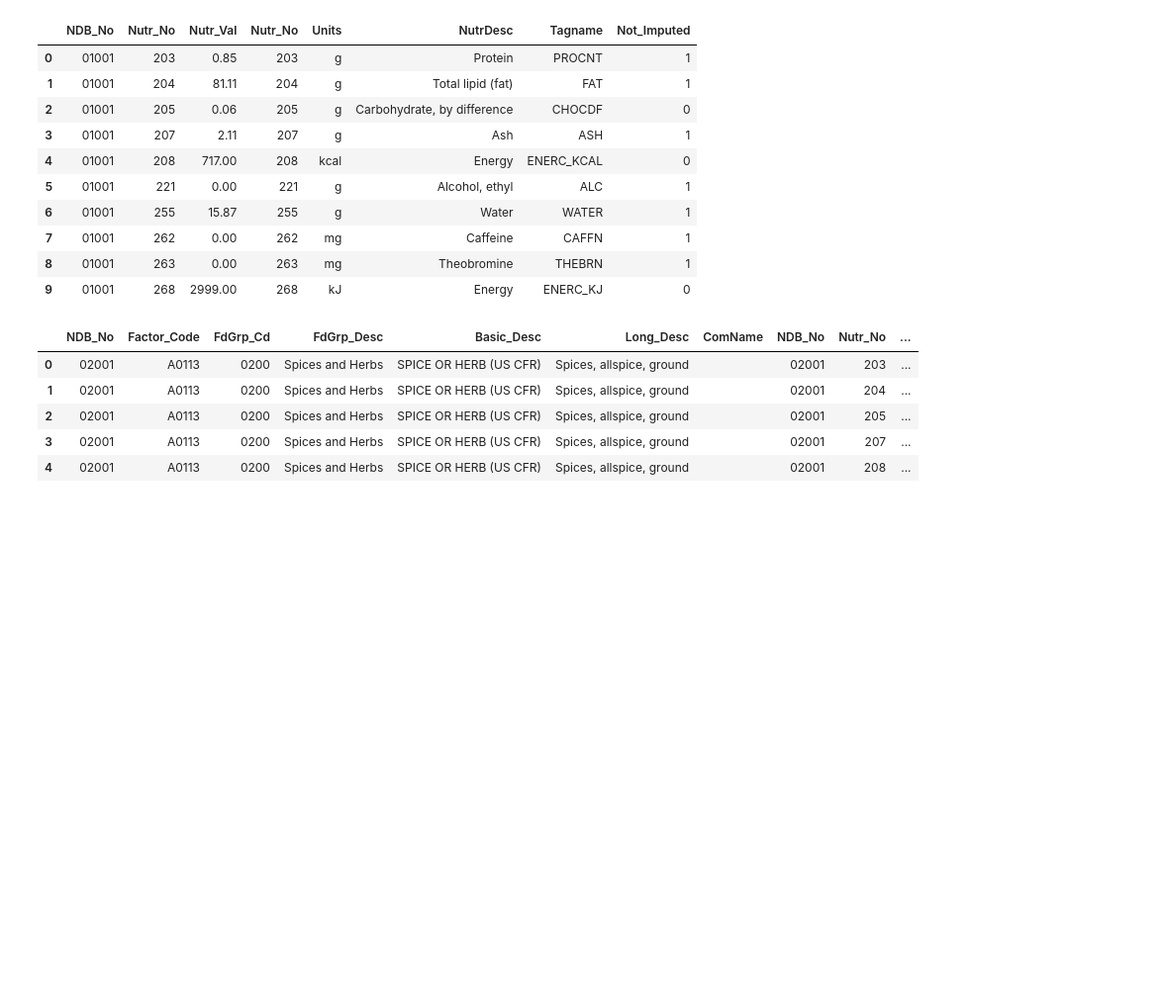
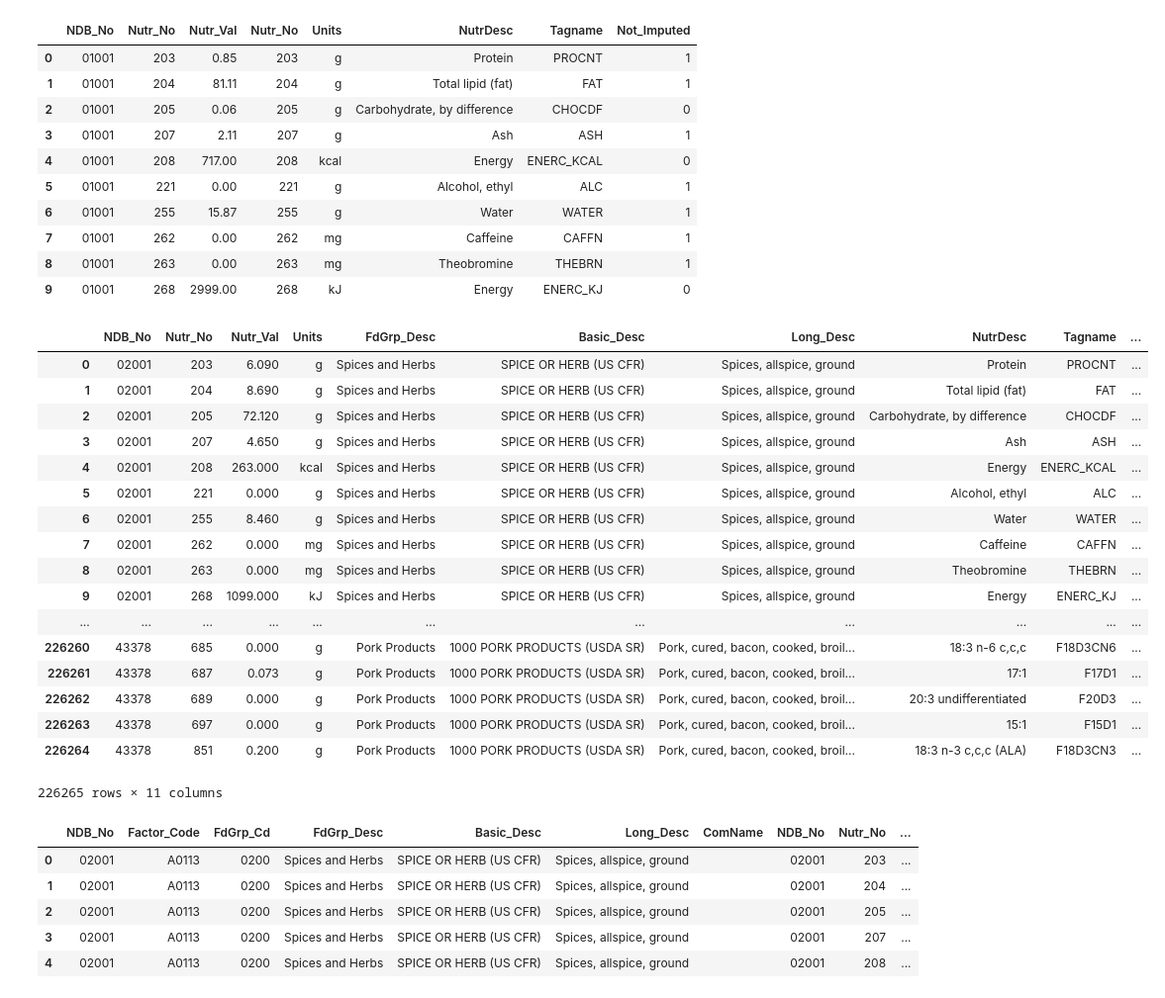
Before and after one commit to AnotherGuitar/DSI-SF-4-anotherguitar, a Jupyter notebook: projects/Capstone Stuff/EDA.ipynb, the cells around one changed output. Shown at 99% size. Saved outputs shown, nothing was run; the diff lists cells and outputs as text; code cells hidden in the pictures; blank space fills up the shorter version.

```diff
--- a/projects/Capstone Stuff/EDA.ipynb
+++ b/projects/Capstone Stuff/EDA.ipynb
@@ -385,39 +386,60 @@ pd.read_sql(sql, con=engine)
 # JFC.NDB_No, JFC.Factor_Code, JFC.FdGrp_Cd, JFC.FdGrp_Desc, JFC.Basic_Desc, JFC.Long_Desc, JFC.ComName,
 # JFD.NDB_No, JFD.Nutr_No, JFD.Nutr_Val, JFD.Units, JFD.NutrDesc, JFD.Tagname, JFD.Not_Imputed
 # Where for Not_Imputed, 1 indicates a value found organically or via analysis, and 0 indicates an imupted value.
+# Factor_Code corresponds to my Basic_Desc column, so I don't need it
 
 sql = """
 SELECT
-JFC.NDB_No, JFC.Factor_Code, JFC.FdGrp_Cd, JFC.FdGrp_Desc, JFC.Basic_Desc, JFC.Long_Desc, JFC.ComName,
-JFD.NDB_No, JFD.Nutr_No, JFD.Nutr_Val, JFD.Units, JFD.NutrDesc, JFD.Tagname, JFD.Not_Imputed
+JFC.NDB_No, JFD.Nutr_No, JFD.Nutr_Val, JFD.Units, JFC.FdGrp_Desc, JFC.Basic_Desc, JFC.Long_Desc,
+JFD.NutrDesc, JFD.Tagname, JFD.Not_Imputed, JFC.ComName
 
 FROM
 (SELECT JFB.NDB_No, JFB.Factor_Code, JFB.FdGrp_Cd, FDG.FdGrp_Desc, JFB.Basic_Desc, JFB.Long_Desc, JFB.ComName
 FROM
 (SELECT JFA.NDB_No, JFA.Factor_Code, Food.FdGrp_Cd, JFA.Basic_Desc, Food.Long_Desc, Food.ComName
 FROM FOOD_DES Food
 JOIN
 (SELECT LD.Factor_Code, LA.NDB_No, LD.Description Basic_Desc
 FROM LANGDESC LD
 JOIN LANGUAL LA
 ON LD.Factor_Code = LA.Factor_Code) AS JFA
 ON JFA.NDB_No = Food.NDB_No) as JFB
 JOIN FD_GROUP FDG
 ON JFB.FdGrp_Cd = FDG.FdGrp_Cd) AS JFC
 
 JOIN
 (Select Data.NDB_No, Data.Nutr_No, Data.Nutr_Val, Def.Units, Def.NutrDesc, Def.Tagname,
 (CASE WHEN Data.Num_Data_Ptr != 0 OR
 Data.Src_Cd != 4
 THEN 1 ELSE 0 END) AS Not_Imputed
 FROM (SELECT NDB_No, Nutr_No, Nutr_Val, Src_Cd, Num_Data_Ptr
 FROM NUT_DATA) as Data
 JOIN NUTR_DEF Def
 ON Data.Nutr_No = Def.Nutr_No) AS JFD
 ON JFC.NDB_No = JFD.NDB_No
 
 """
 usda = pd.read_sql(sql, con=engine)
+usda
+# %% [output]
+|  | NDB_No | Nutr_No | Nutr_Val | Units | FdGrp_Desc | Basic_Desc | Long_Desc | NutrDesc | Tagname | ... |
+| 0 | 02001 | 203 | 6.090 | g | Spices and Herbs | SPICE OR HERB (US CFR) | Spices, allspice, ground | Protein | PROCNT | ... |
+| 1 | 02001 | 204 | 8.690 | g | Spices and Herbs | SPICE OR HERB (US CFR) | Spices, allspice, ground | Total lipid (fat) | FAT | ... |
+| 2 | 02001 | 205 | 72.120 | g | Spices and Herbs | SPICE OR HERB (US CFR) | Spices, allspice, ground | Carbohydrate, by difference | CHOCDF | ... |
+| 3 | 02001 | 207 | 4.650 | g | Spices and Herbs | SPICE OR HERB (US CFR) | Spices, allspice, ground | Ash | ASH | ... |
+| 4 | 02001 | 208 | 263.000 | kcal | Spices and Herbs | SPICE OR HERB (US CFR) | Spices, allspice, ground | Energy | ENERC_KCAL | ... |
+| 5 | 02001 | 221 | 0.000 | g | Spices and Herbs | SPICE OR HERB (US CFR) | Spices, allspice, ground | Alcohol, ethyl | ALC | ... |
+| 6 | 02001 | 255 | 8.460 | g | Spices and Herbs | SPICE OR HERB (US CFR) | Spices, allspice, ground | Water | WATER | ... |
+| 7 | 02001 | 262 | 0.000 | mg | Spices and Herbs | SPICE OR HERB (US CFR) | Spices, allspice, ground | Caffeine | CAFFN | ... |
+| 8 | 02001 | 263 | 0.000 | mg | Spices and Herbs | SPICE OR HERB (US CFR) | Spices, allspice, ground | Theobromine | THEBRN | ... |
+| 9 | 02001 | 268 | 1099.000 | kJ | Spices and Herbs | SPICE OR HERB (US CFR) | Spices, allspice, ground | Energy | ENERC_KJ | ... |
+| ... | ... | ... | ... | ... | ... | ... | ... | ... | ... | ... |
+| 226260 | 43378 | 685 | 0.000 | g | Pork Products | 1000 PORK PRODUCTS (USDA SR) | Pork, cured, bacon, cooked, broil... | 18:3 n-6 c,c,c | F18D3CN6 | ... |
+| 226261 | 43378 | 687 | 0.073 | g | Pork Products | 1000 PORK PRODUCTS (USDA SR) | Pork, cured, bacon, cooked, broil... | 17:1 | F17D1 | ... |
+| 226262 | 43378 | 689 | 0.000 | g | Pork Products | 1000 PORK PRODUCTS (USDA SR) | Pork, cured, bacon, cooked, broil... | 20:3 undifferentiated | F20D3 | ... |
+| 226263 | 43378 | 697 | 0.000 | g | Pork Products | 1000 PORK PRODUCTS (USDA SR) | Pork, cured, bacon, cooked, broil... | 15:1 | F15D1 | ... |
+| 226264 | 43378 | 851 | 0.200 | g | Pork Products | 1000 PORK PRODUCTS (USDA SR) | Pork, cured, bacon, cooked, broil... | 18:3 n-3 c,c,c (ALA) | F18D3CN3 | ... |
+226265 rows × 11 columns
 # %%
 # Saved query locally
 # usda.to_pickle('../../projects/Capstone Stuff/usda.pkl')
```
Also changed, not shown: parts of 4 cells of this notebook.
